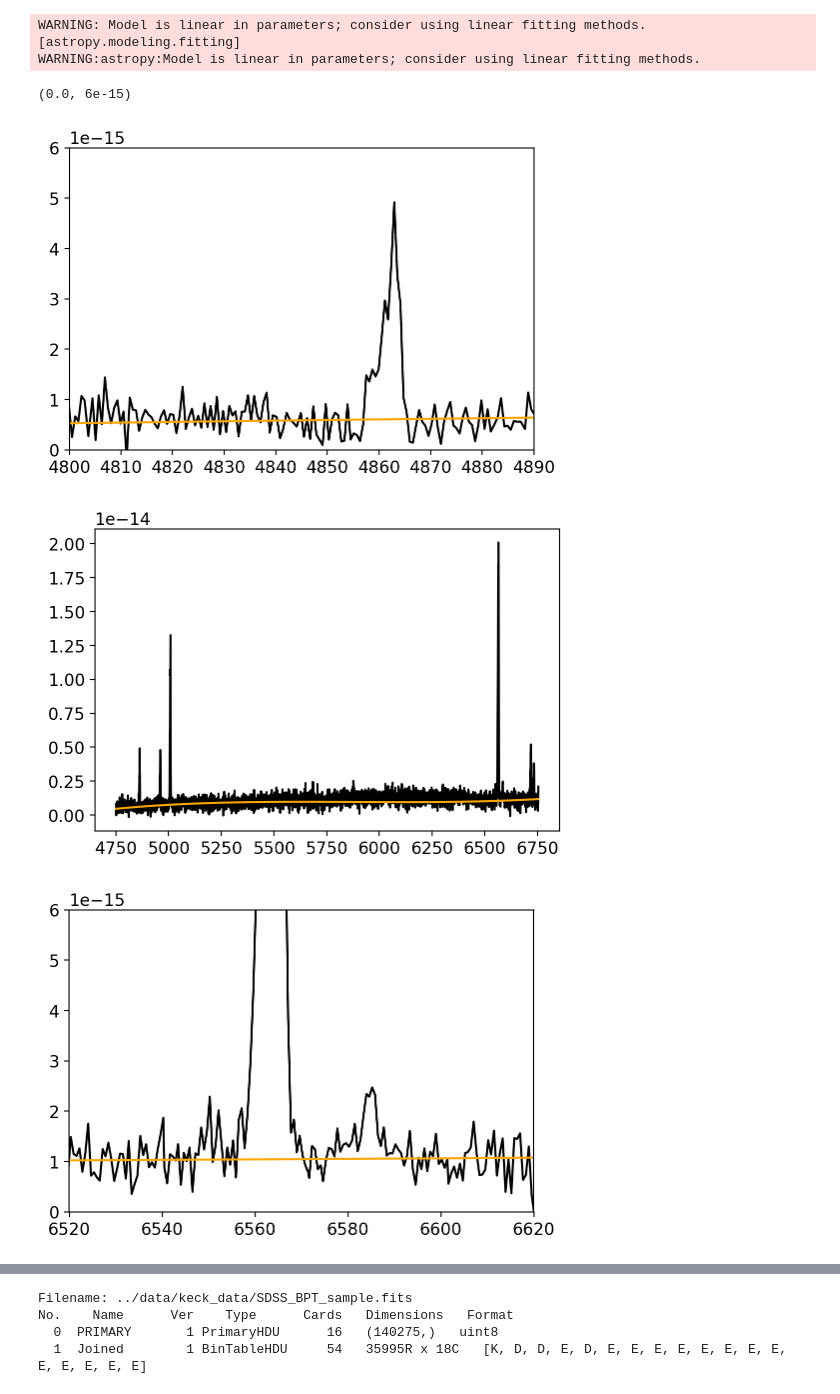
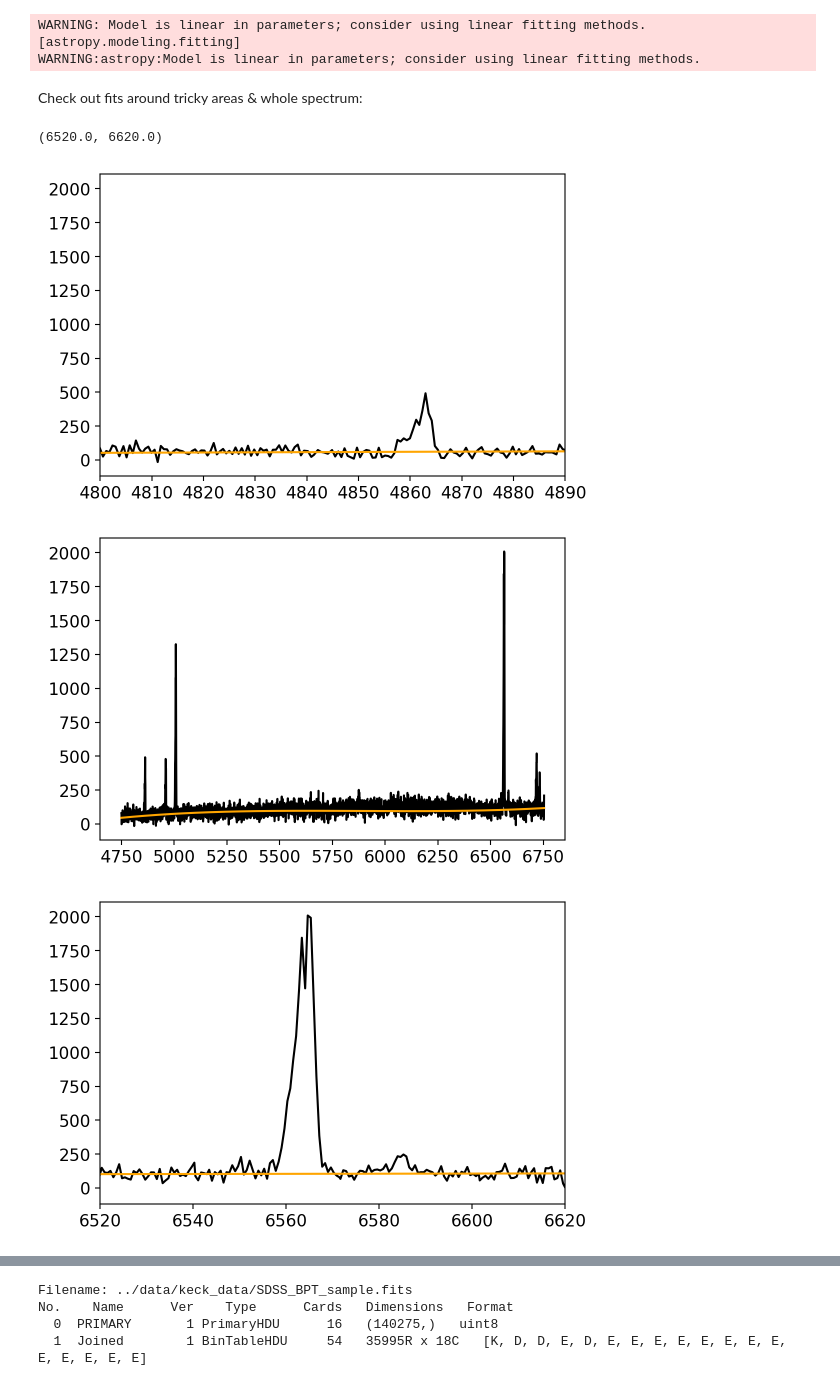
Before and after one commit to kstoreyf/anomalies-GAN-HSC, a Jupyter notebook: notebooks/plots_bluedot_2021-04-06.ipynb, the cells around one changed output, grey strips where cells are left out. Saved outputs shown, nothing was run; the diff lists cells and outputs as text; code cells hidden in the pictures.

```diff
--- a/notebooks/plots_bluedot_2021-04-06.ipynb
+++ b/notebooks/plots_bluedot_2021-04-06.ipynb
@@ -73,8 +77,7 @@ z=0.03221
 wave = w*u.AA / (1+z)
 wave_mask = wave>4750*u.AA
 wave = wave[wave_mask]
-flux = f*10**-17 * u.Unit('erg cm-2 s-1 AA-1') #??
-flux = flux[wave_mask]
+flux = u.Quantity(f[wave_mask]) # flux has unknown dimensions, but we still need to make it a quantity
 spec_norm = Spectrum1D(spectral_axis=wave, flux=flux, redshift=z)
 # %%
 plt.plot(spec_norm.wavelength, spec_norm.flux)
@@ -134,26 +143,25 @@ y_fit_continuum = fitted_continuum(spec_norm.wavelength)
 # %% [output]
 WARNING: Model is linear in parameters; consider using linear fitting methods. [astropy.modeling.fitting]
 WARNING:astropy:Model is linear in parameters; consider using linear fitting methods.
+# %% [markdown]
+Check out fits around tricky areas & whole spectrum:
 # %%
 plt.figure()
 plt.plot(spec_norm.wavelength, spec_norm.flux, color='black')
 plt.plot(spec_norm.wavelength, y_fit_continuum, color='orange')
 plt.xlim(4800, 4890)
-plt.ylim(0, 0.6*1e-14)
 
 plt.figure()
 plt.plot(spec_norm.wavelength, spec_norm.flux, color='black')
 plt.plot(spec_norm.wavelength, y_fit_continuum, color='orange')
-#plt.xlim(region[0].value, region[1].value)
 
 plt.figure()
 plt.plot(spec_norm.wavelength, spec_norm.flux, color='black')
 plt.plot(spec_norm.wavelength, y_fit_continuum, color='orange')
 plt.xlim(6520, 6620)
-plt.ylim(0, 0.6*1e-14)
 # %% [output]
-(0.0, 6e-15)
+(6520.0, 6620.0)
-[figure, old version]
+[figure, new version]
-[figure, old version]
+[figure, new version]
-[figure, old version]
+[figure, new version]
 # %%
```
Also changed, not shown: parts of 42 cells of this notebook.
